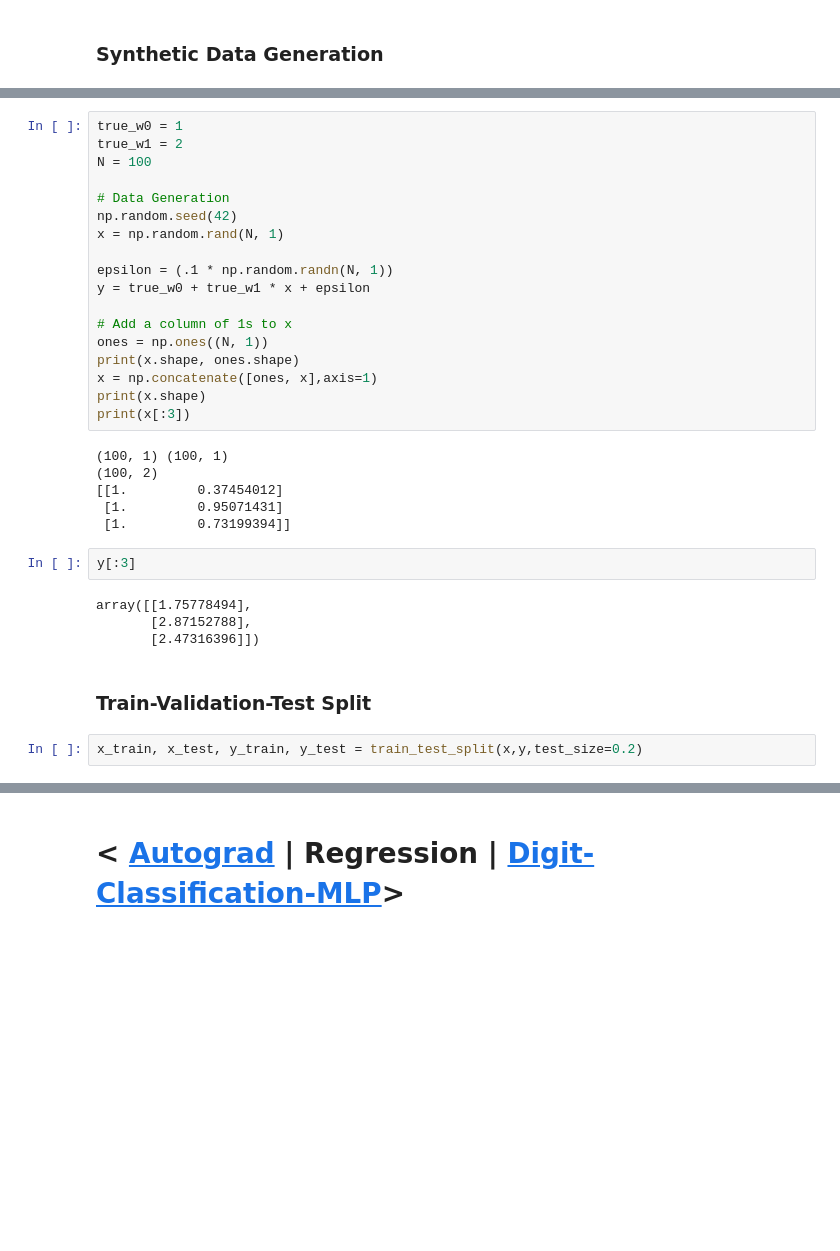
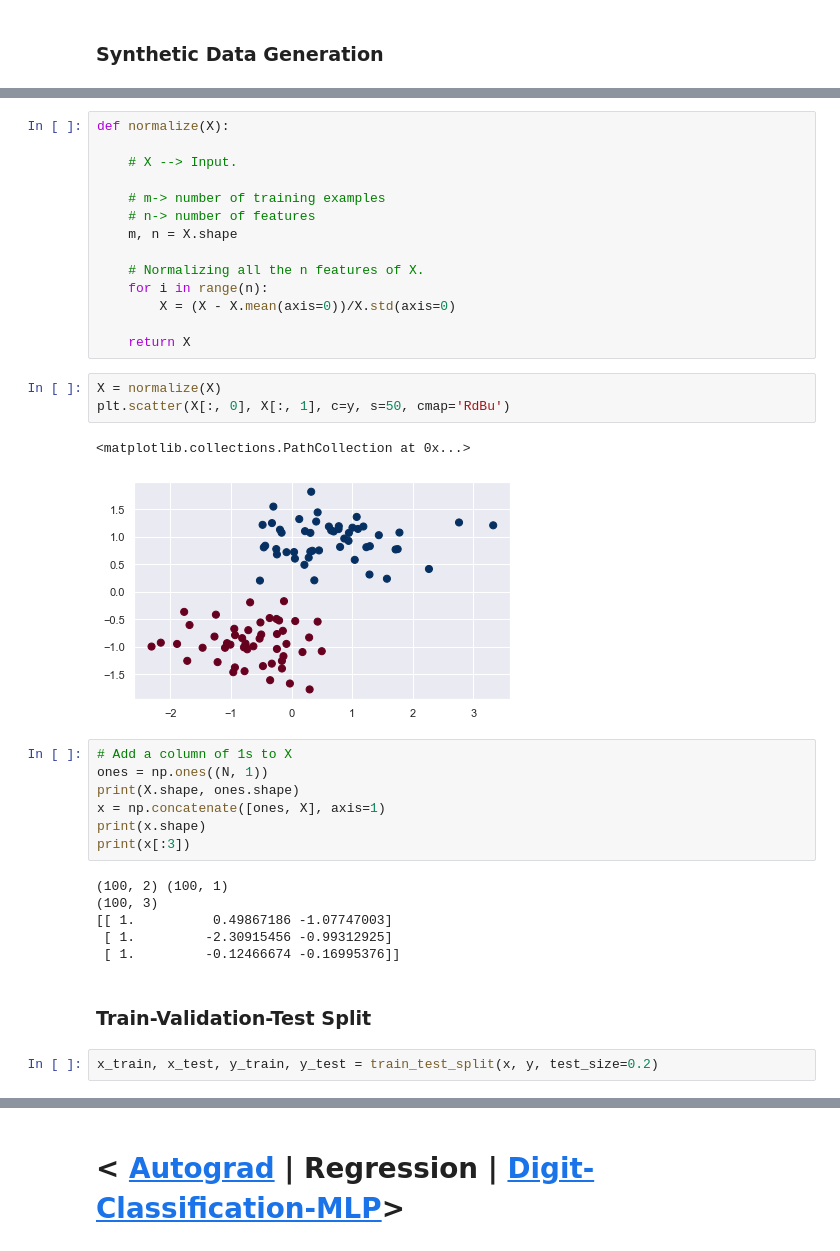
Before and after one commit to mamintoosi-cs/pytorch-workshop, a Jupyter notebook: 3_2_Regression_Logistc_Reg.ipynb, the cells around one changed output, grey strips where cells are left out. Drawn from its saved outputs; the diff is of its cells as text; blank space fills up the shorter version.

```diff
--- a/3_2_Regression_Logistc_Reg.ipynb
+++ b/3_2_Regression_Logistc_Reg.ipynb
@@ -44,37 +45,40 @@ $$
+# %%
+def normalize(X):
+
+    # X --> Input.
+
+    # m-> number of training examples
+    # n-> number of features
+    m, n = X.shape
+
+    # Normalizing all the n features of X.
+    for i in range(n):
+        X = (X - X.mean(axis=0))/X.std(axis=0)
+
+    return X
+# %%
+X = normalize(X)
+plt.scatter(X[:, 0], X[:, 1], c=y, s=50, cmap='RdBu')
+# %% [output]
+<matplotlib.collections.PathCollection at 0x...>
+[figure, added]
 # %%
-true_w0 = 1
-true_w1 = 2
-N = 100
-
-# Data Generation
-np.random.seed(42)
-x = np.random.rand(N, 1)
-
-epsilon = (.1 * np.random.randn(N, 1))
-y = true_w0 + true_w1 * x + epsilon
-
-# Add a column of 1s to x
+# Add a column of 1s to X
 ones = np.ones((N, 1))
-print(x.shape, ones.shape)
-x = np.concatenate([ones, x],axis=1)
+print(X.shape, ones.shape)
+x = np.concatenate([ones, X], axis=1)
 print(x.shape)
 print(x[:3])
 # %% [output]
-(100, 1) (100, 1)
-(100, 2)
-[[1.         0.37454012]
- [1.         0.95071431]
- [1.         0.73199394]]
+(100, 2) (100, 1)
+(100, 3)
+[[ 1.          0.49867186 -1.07747003]
+ [ 1.         -2.30915456 -0.99312925]
+ [ 1.         -0.12466674 -0.16995376]]
-# %%
-y[:3]
-# %% [output]
-array([[1.75778494],
-       [2.87152788],
-       [2.47316396]])
 # %% [markdown]
 ### Train-Validation-Test Split
 # %%
-x_train, x_test, y_train, y_test = train_test_split(x,y,test_size=0.2)
+x_train, x_test, y_train, y_test = train_test_split(x, y, test_size=0.2)
 # %%
 x_train.shape, y_train.shape
 # %% [output]
```
Also changed, not shown: parts of 54 cells of this notebook, 1 other file.
